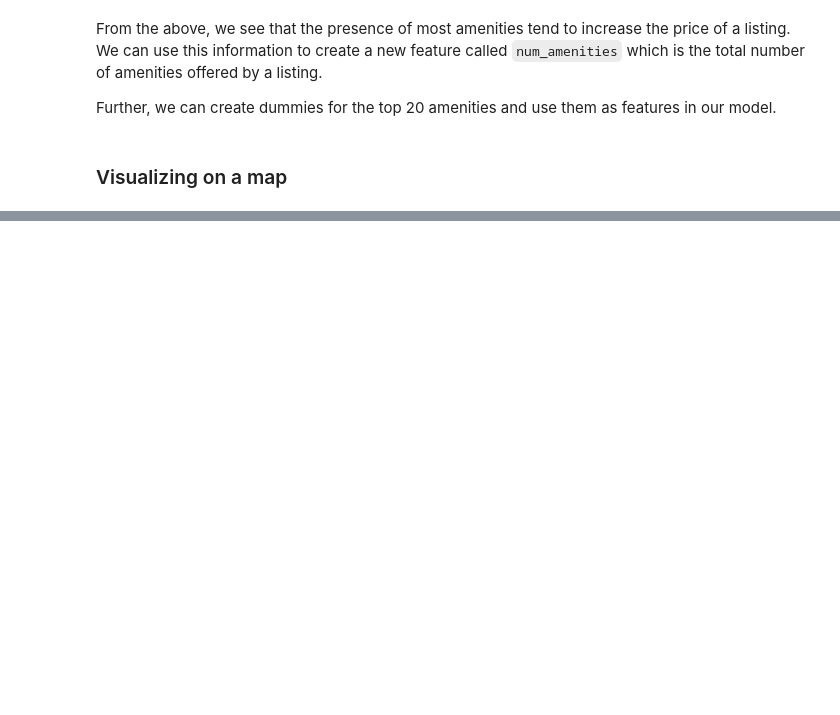
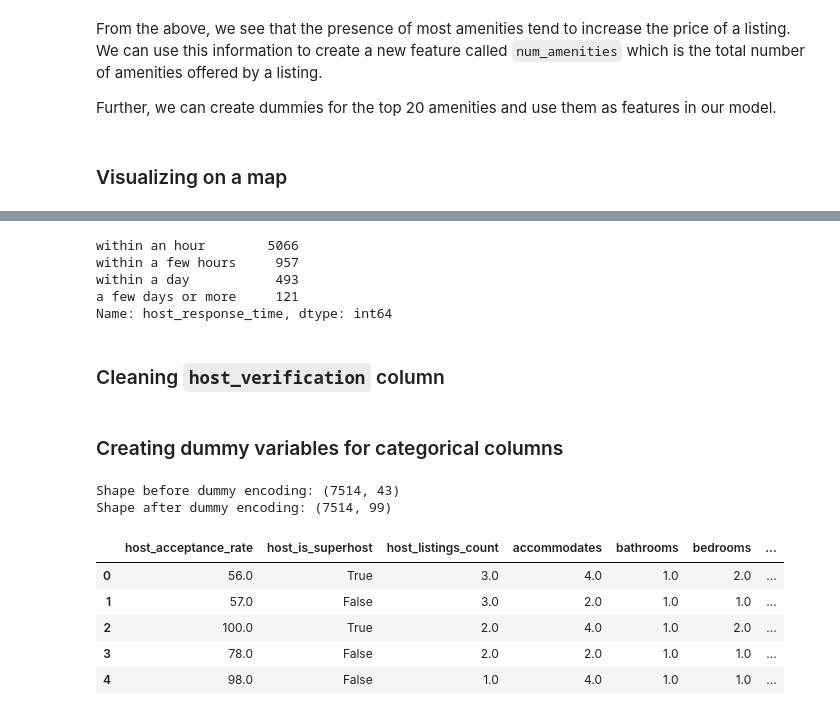
Before and after one commit to rohankumar586/AirBnb_price_predictor, a Jupyter notebook: code_Lakshya.ipynb, the cells around one changed output, grey strips where cells are left out. Cells and saved outputs as stored; diff of their text form; code cells hidden in the pictures; blank space fills up the shorter version.

```diff
--- a/code_Lakshya.ipynb
+++ b/code_Lakshya.ipynb
@@ -623,0 +859,6 @@ map
+# %%
+# Removing columns from `data_cleaned`
+
+data_cleaned = data_cleaned.drop(columns=numeric_columns_to_remove, errors="ignore")
+
+data_cleaned.info()
@@ -623,0 +885,3 @@ map
+# %%
+data_cleaned = data_cleaned.drop(columns=["property_type"], errors="ignore")
+data_cleaned.head()
@@ -623,0 +955,8 @@ map
+# %%
+data_cleaned["host_response_time"].value_counts()
+# %% [output]
+within an hour        5066
+within a few hours     957
+within a day           493
+a few days or more     121
+Name: host_response_time, dtype: int64
@@ -623,0 +989,36 @@ map
+# %% [markdown]
+### Cleaning `host_verification` column
+# %%
+host_verification_dummies = (
+    data_cleaned["host_verifications"]
+    .str.replace(r"\[|\]|\'", "")
+    .str.get_dummies(sep=", ")
+    .rename(lambda x: "host_verification_" + x, axis=1)
+    .astype("uint8")
+)
+
+data_cleaned = (pd.concat([data_cleaned, host_verification_dummies], axis=1)).drop(
+    columns=["host_verifications"], errors="ignore"
+)
+# %% [markdown]
+### Creating dummy variables for categorical columns
+# %%
+print(f"Shape before dummy encoding: {data_cleaned.shape}")
+
+# Dummy encode categorical columns
+data_cleaned = pd.get_dummies(
+    data_cleaned, columns=data_cleaned.select_dtypes("object").columns, drop_first=True
+)
+
+print(f"Shape after dummy encoding: {data_cleaned.shape}")
+
+data_cleaned.head()
+# %% [output]
+Shape before dummy encoding: (7514, 43)
+Shape after dummy encoding: (7514, 99)
+|  | host_acceptance_rate | host_is_superhost | host_listings_count | accommodates | bathrooms | bedrooms | ... |
+| 0 | 56.0 | True | 3.0 | 4.0 | 1.0 | 2.0 | ... |
+| 1 | 57.0 | False | 3.0 | 2.0 | 1.0 | 1.0 | ... |
+| 2 | 100.0 | True | 2.0 | 4.0 | 1.0 | 2.0 | ... |
+| 3 | 78.0 | False | 2.0 | 2.0 | 1.0 | 1.0 | ... |
+| 4 | 98.0 | False | 1.0 | 4.0 | 1.0 | 1.0 | ... |
```
Also changed, not shown: parts of 35 cells of this notebook, 1 other file.
